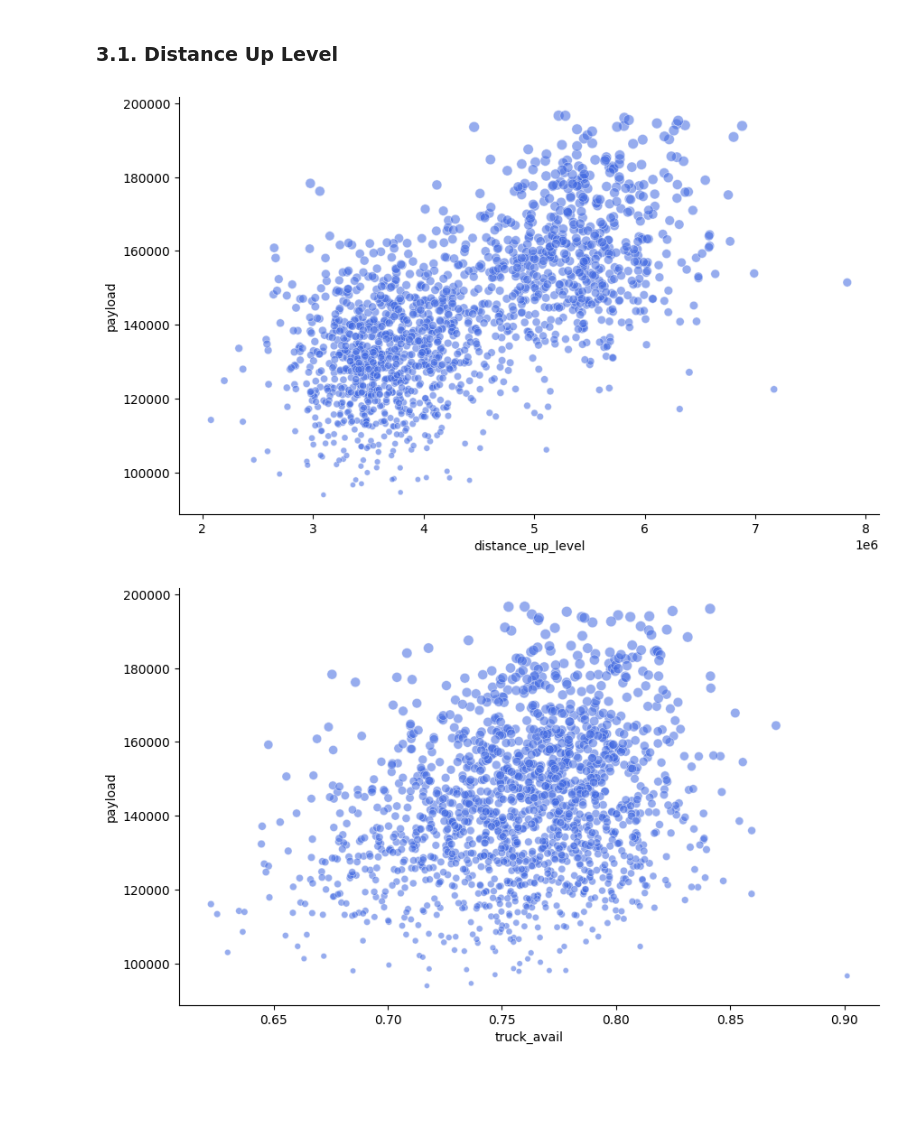
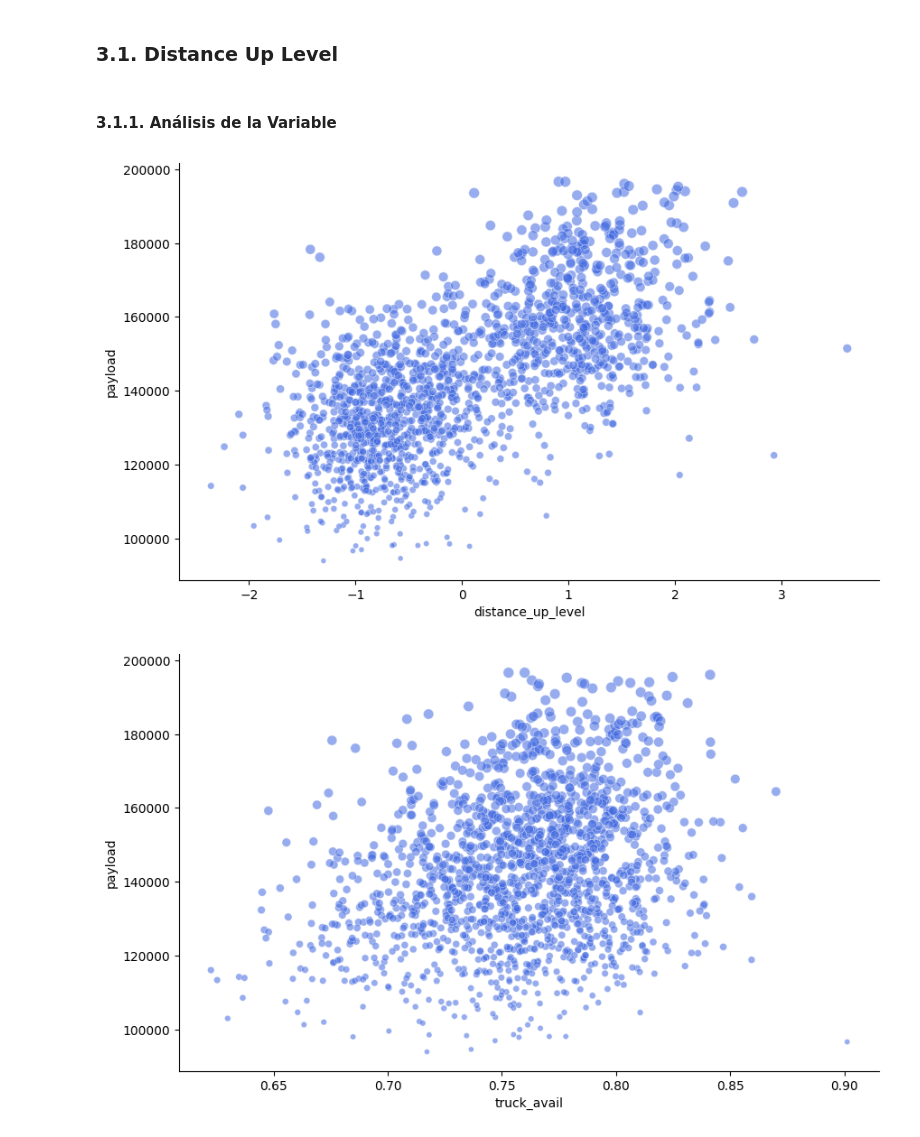
Before and after one commit to ecdiazl/capstone-project, a Jupyter notebook: ADABoost/Capstone - Prescripción.ipynb, the cells around one changed output. Saved outputs shown, nothing was run; the diff lists cells and outputs as text; code cells hidden in the pictures; blank space fills up the shorter version.

Commit message:
primera variable con el modelo

```diff
--- a/ADABoost/Capstone - Prescripción.ipynb
+++ b/ADABoost/Capstone - Prescripción.ipynb
@@ -12,3 +17,6 @@ df = pd.read_csv('https://raw.githubusercontent.com/ecdiazl/capstone-project/mas
+# %%
+# importamos archivo de datos sin normalizar para los análisis
+df = pd.read_csv('../Data/df_final_pay_sin_mt.csv', decimal='.')
 # %%
 df.head()
 # %% [output]
@@ -74,3 +53,9 @@ df.head()
+# %%
+# estandarizamos las variables numéricas
+col_num = df.drop(columns=['payload','truck_avail'], axis=1).select_dtypes(include=['float64','int64']).columns
+
+scaler = StandardScaler()
+df[col_num] = scaler.fit_transform(df[col_num])
 # %%
 len(df.columns)
 # %% [output]
@@ -88,7 +73,7 @@ df_selected = df[['payload', 'year_2023', 'year_2024', 'month_3', 'month_5', 'mo
        'expected_time', 'lift_down', 'lift_down_level', 'lift_up',
        'lift_up_level', 'travel_time', 'CAT 797-F', 'CAT 798-AC', 'KOM-CHQ',
        'KOM.960E5', 'Kom.930E-4', 'Kom.930E-4SE', 'Kom.930ER-MT', 'Kom.980E5',
-       'Komatsu AHS']]
+       'Komatsu AHS']].copy()
 # %%
 len(df_selected.columns)
 # %% [output]
@@ -141,32 +138,34 @@ Name: payload_validation, Length: 1567, dtype: int8
 ## **3. Análisis Exploratorio de Datos (EDA)**
 # %% [markdown]
 ### **3.1. Distance Up Level**
+# %% [markdown]
+#### **3.1.1. Análisis de la Variable**
 # %%
 # relación entre distance_up_level y payload
 plt.figure(figsize=(10, 6))
 
 # definimos una paleta de colores
 custom_palette = {0: 'slategray', 1: 'tomato'}
 
 sns.scatterplot(x='distance_up_level',
                 y='payload',
-                data=df_selected,
+                data=df,
                 #hue='payload_validation',
                 #style='payload_validation',
                 size='payload',
                 markers=['o', 'h'],
                 legend= False,
                 alpha=0.55,
                 #linewidth=0.3,
                 #edgecolor='darkgrey',
                 #palette = custom_palette,
                 color='royalblue'
                 )
 
 # mejoramos la visualización
 sns.despine()
 # %% [output]
-[figure, old version]
+[figure, new version]
 # %%
 # relación entre distance_up_level y payload
 plt.figure(figsize=(10, 6))
```
Also changed, not shown: parts of 19 cells of this notebook, 3 other files.
